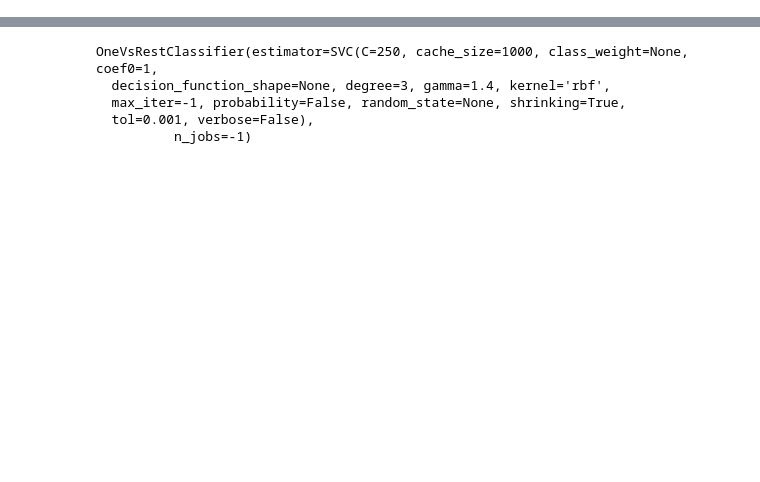
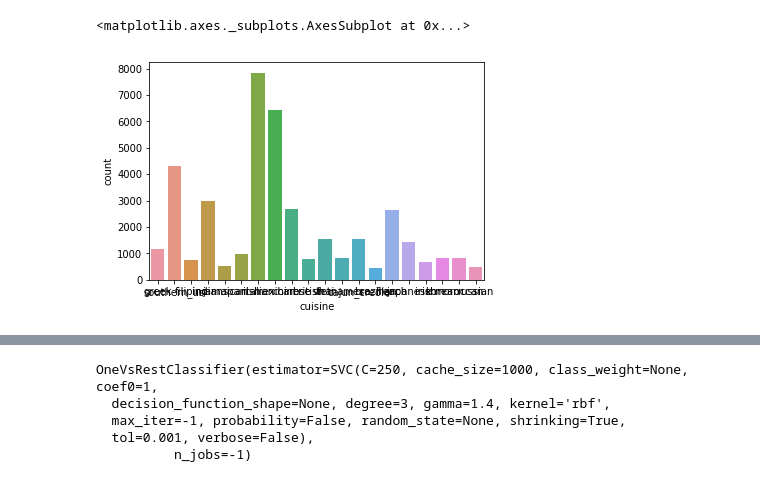
Before and after one commit to Jsoyeon/OSSP_JSY, a Jupyter notebook: ossp_jsy.ipynb, the cells around one changed output, grey strips where cells are left out. Saved outputs shown, nothing was run; the diff lists cells and outputs as text; code cells hidden in the pictures; blank space fills up the shorter version.

```diff
--- a/ossp_jsy.ipynb
+++ b/ossp_jsy.ipynb
@@ -42,0 +49,5 @@ train = train[train['num_ingredients'] > 2]
+# %%
+sns.countplot(x="cuisine", data=train)
+# %% [output]
+<matplotlib.axes._subplots.AxesSubplot at 0x...>
+[figure, added]
```
Also changed, not shown: parts of 17 cells of this notebook.
